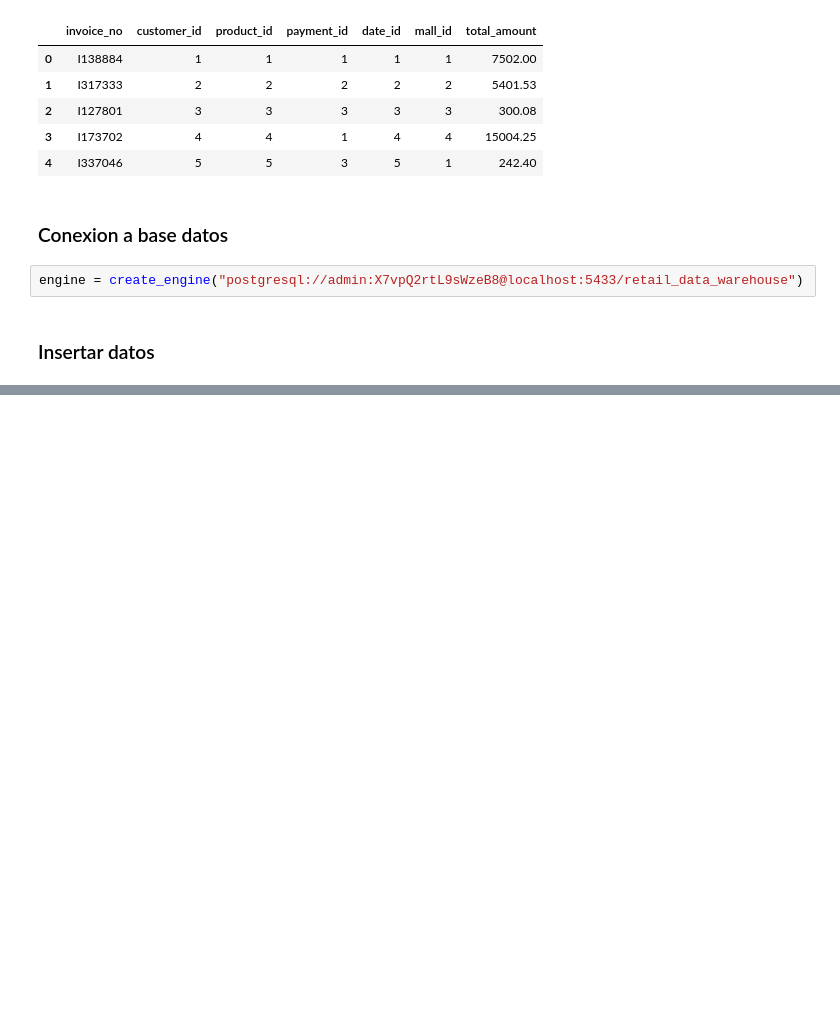
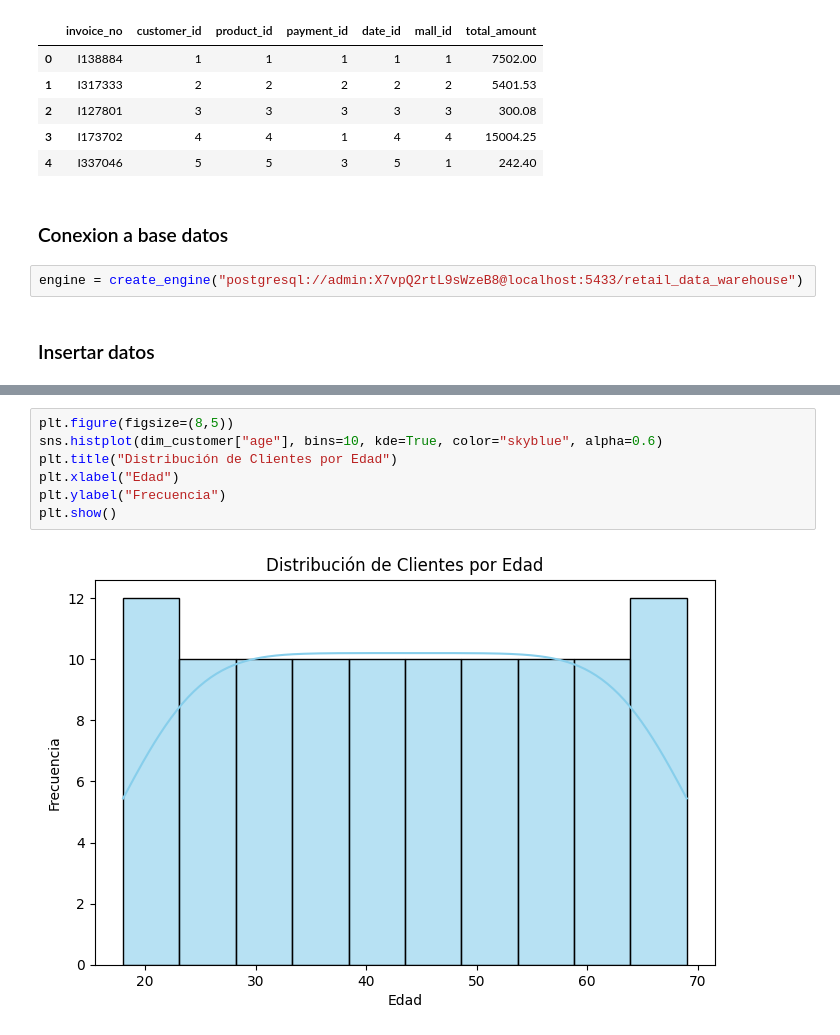
Before and after one commit to Jean-Carlos-L/retail-data-warehouse, a Jupyter notebook: index.ipynb, the cells around one changed output, grey strips where cells are left out. Cells and saved outputs as stored; diff of their text form; blank space fills up the shorter version.

```diff
--- a/index.ipynb
+++ b/index.ipynb
@@ -277,0 +306,9 @@ fact_sales.to_sql('fact_sales', engine, if_exists='replace', index=False)
+# %%
+plt.figure(figsize=(8,5))
+sns.histplot(dim_customer["age"], bins=10, kde=True, color="skyblue", alpha=0.6)
+plt.title("Distribución de Clientes por Edad")
+plt.xlabel("Edad")
+plt.ylabel("Frecuencia")
+plt.show()
+# %% [output]
+[figure, added]
```
Also changed, not shown: parts of 21 cells of this notebook.
